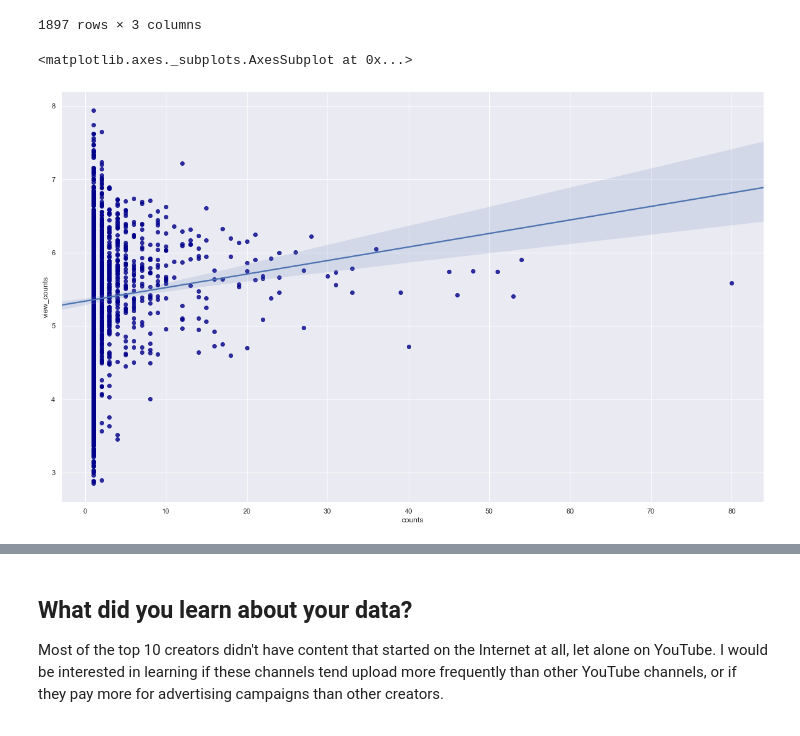
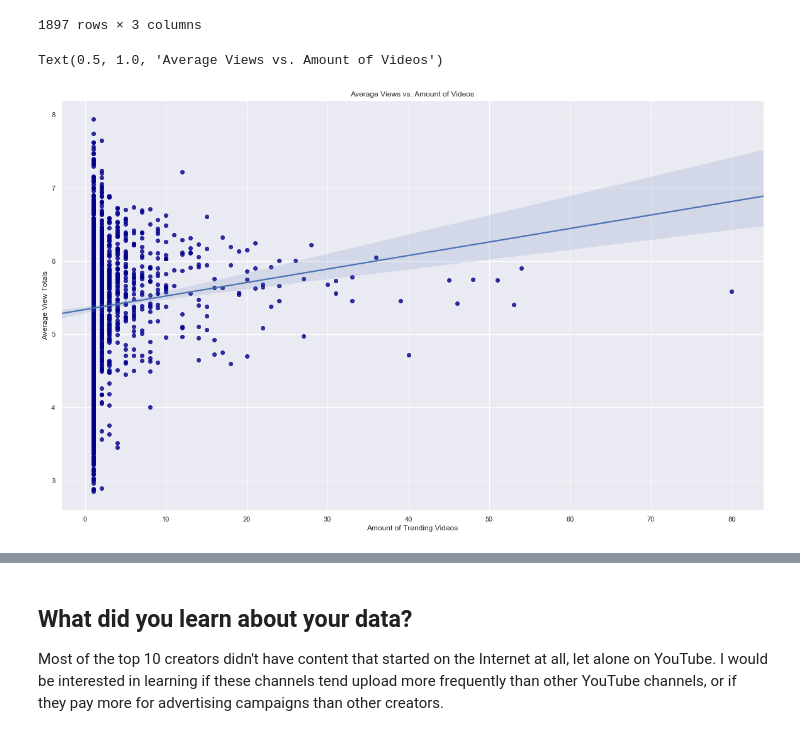
Before and after one commit to Carlene/youtube_trending, a Jupyter notebook: trending_creators.ipynb, the cells around one changed output, grey strips where cells are left out. Cells and saved outputs as stored; diff of their text form; code cells hidden in the pictures.

Commit message:
Added labels to plots

```diff
--- a/trending_creators.ipynb
+++ b/trending_creators.ipynb
@@ -135,17 +136,11 @@ channel_and_view_counts
 1897 rows × 3 columns
 # %%
 # shows a plot of amount of trending video each channel has by the total view count of their videos
-# sns.set(rc={'figure.figsize':(18,10)})
-# channel_and_view_counts.plot.scatter(x='counts', y='view_counts', c='DarkBlue')
 
-
-sns.regplot(x = 'counts', y = 'view_counts',
-           data = channel_and_view_counts, scatter_kws={"color":"darkblue"})
-
-# sns.lmplot(x = 'counts', y = 'view_counts',
-#            data = channel_and_view_counts,
-#            hue = "counts", scatter_kws={"color":"darkblue"},
-#            fit_reg = False, legend = False)
+sns.regplot(x = 'counts', y = 'view_counts', data = channel_and_view_counts, scatter_kws={"color":"darkblue"})
+plt.xlabel("Amount of Trending Videos")
+plt.ylabel("Average View Totals")
+plt.title("Average Views vs. Amount of Videos")
 # %% [output]
-<matplotlib.axes._subplots.AxesSubplot at 0x...>
+Text(0.5, 1.0, 'Average Views vs. Amount of Videos')
-[figure, old version]
+[figure, new version]
```
Also changed, not shown: parts of 14 cells of this notebook.
